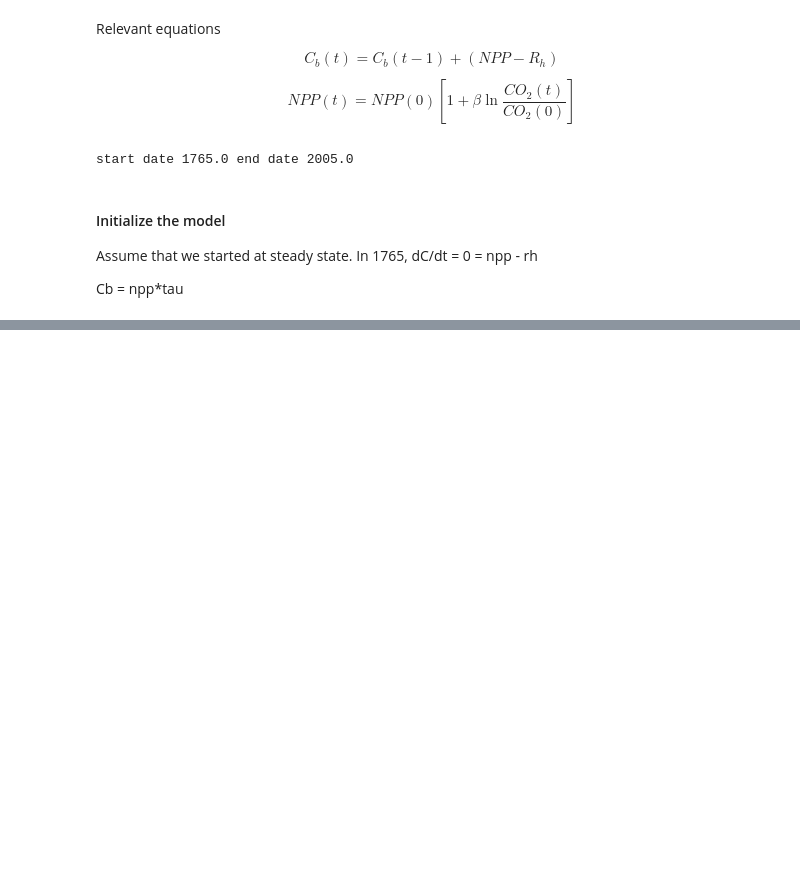
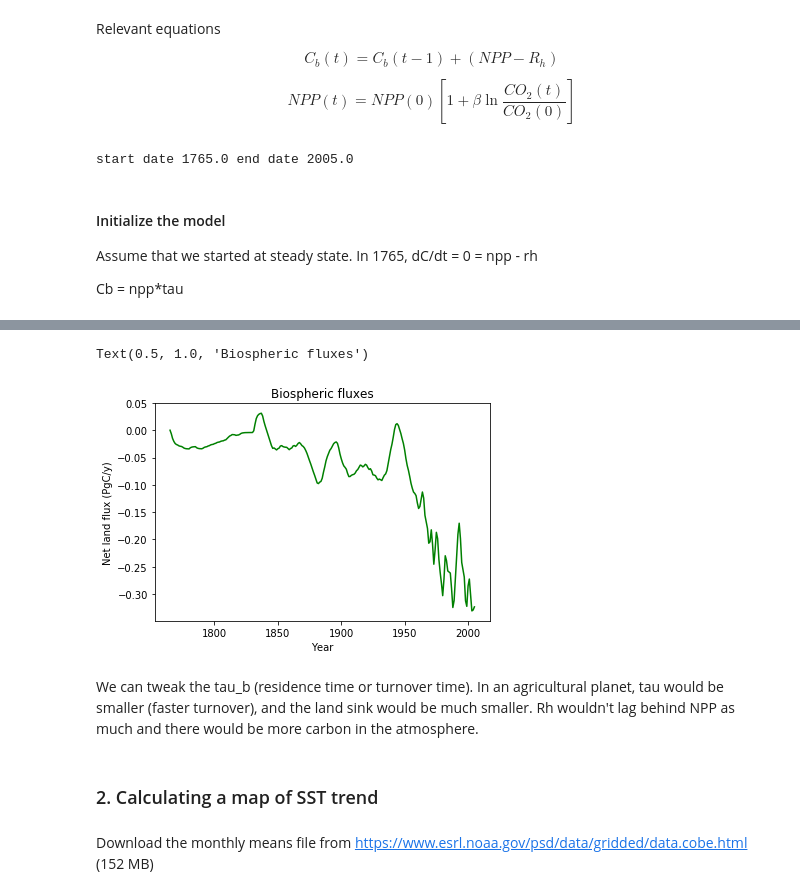
Before and after one commit to scoffiel/ess118_python_reference, a Jupyter notebook: 8_box_models.ipynb, the cells around one changed output, grey strips where cells are left out. Drawn from its saved outputs; the diff is of its cells as text; code cells hidden in the pictures; blank space fills up the shorter version.

```diff
--- a/8_box_models.ipynb
+++ b/8_box_models.ipynb
@@ -50,0 +92,15 @@ for t in range(1, nyears):  #starting at 1766
+# %%
+fig = py.figure(4)
+py.plot(date, Fland, color='green', label='NPP')
+py.xlabel('Year')
+py.ylabel('Net land flux (PgC/y)')
+py.title('Biospheric fluxes')
+# %% [output]
+Text(0.5, 1.0, 'Biospheric fluxes')
+[figure, added]
+# %% [markdown]
+We can tweak the tau_b (residence time or turnover time). In an agricultural planet, tau would be smaller (faster turnover), and the land sink would be much smaller. Rh wouldn't lag behind NPP as much and there would be more carbon in the atmosphere.
+# %% [markdown]
+### 2. Calculating a map of SST trend
+# %% [markdown]
+Download the monthly means file from https://www.esrl.noaa.gov/psd/data/gridded/data.cobe.html  (152 MB)
```
Also changed, not shown: parts of 11 cells of this notebook.
